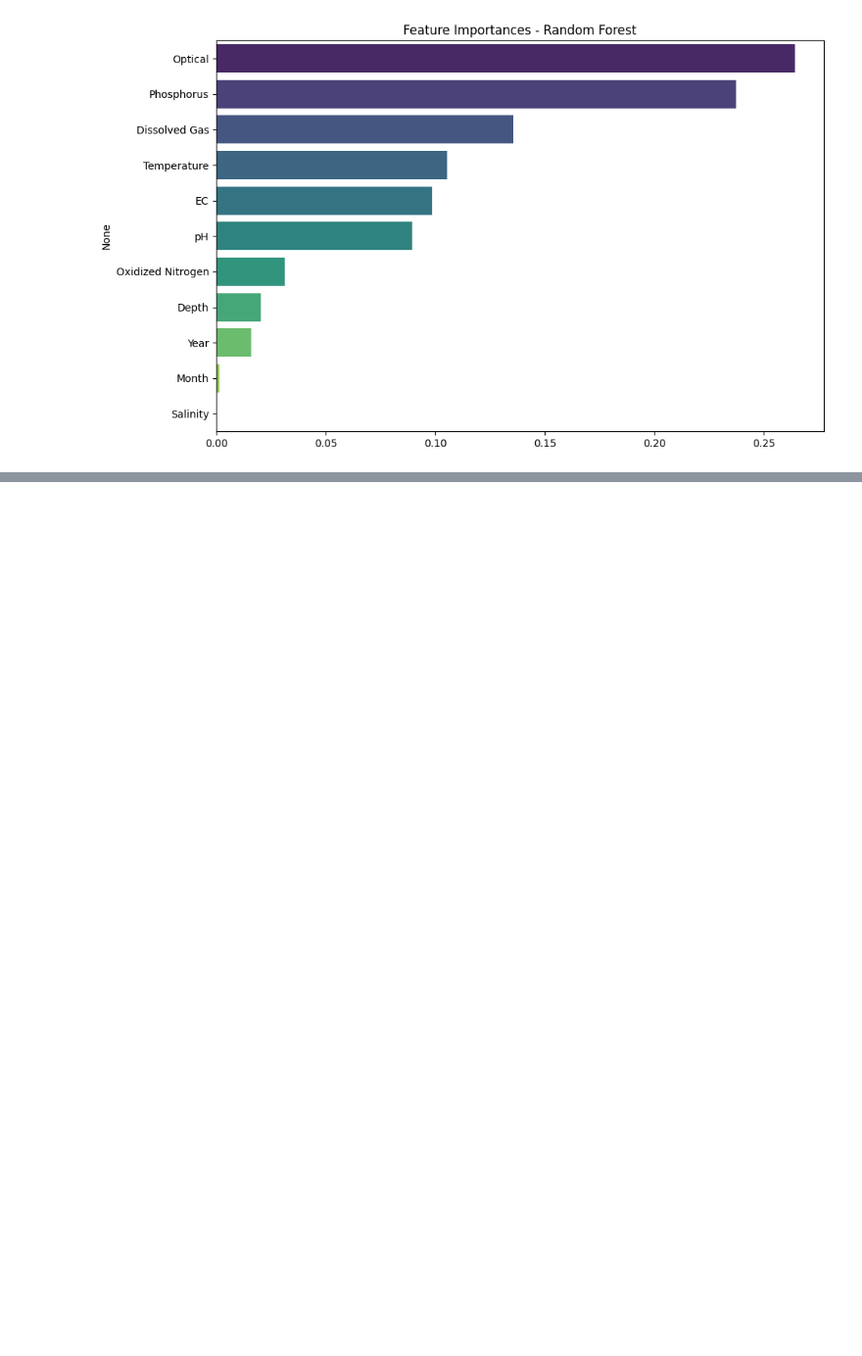
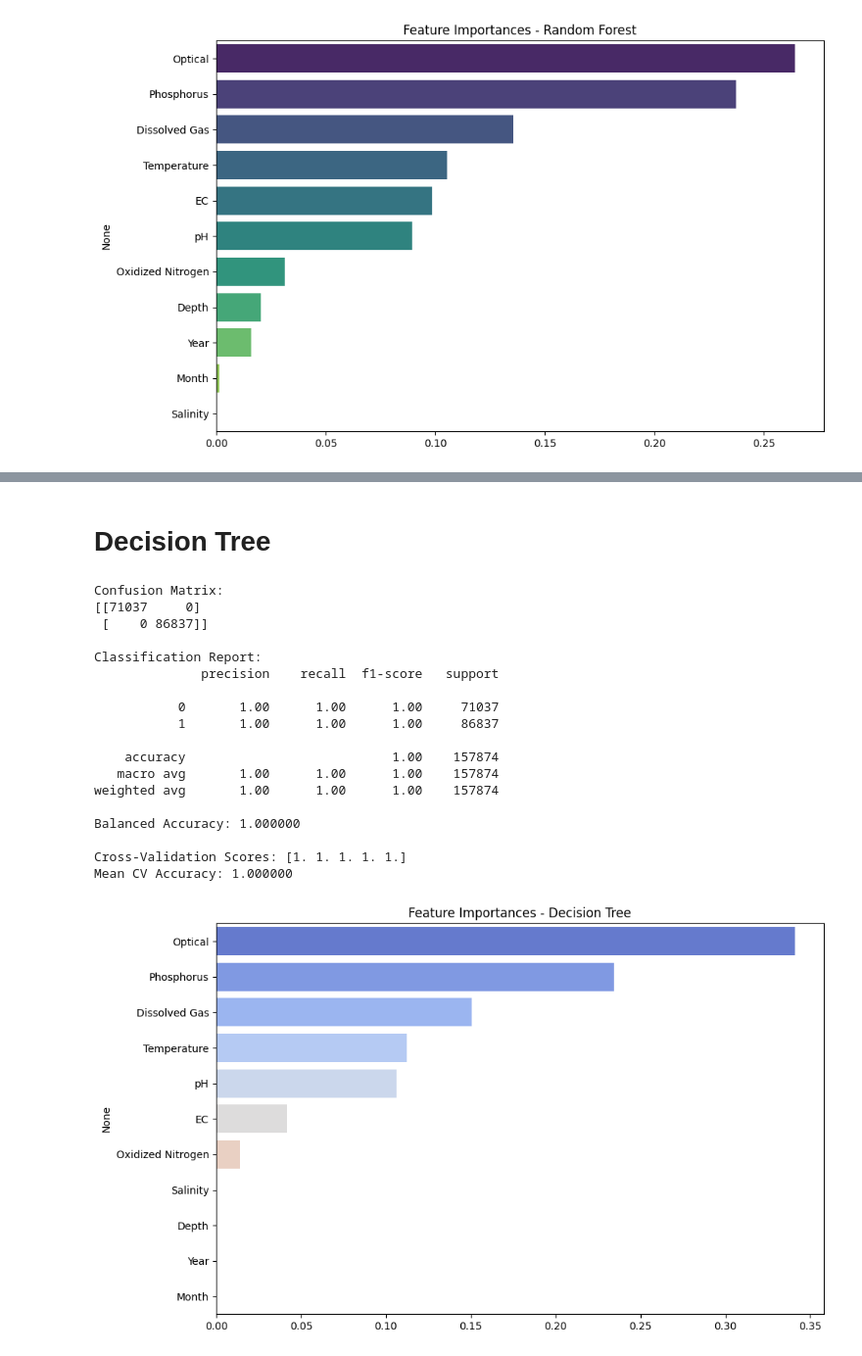
Before and after one commit to abdoulahmr/Water-Polution-Detection, a Jupyter notebook: train.ipynb, the cells around one changed output, grey strips where cells are left out. Shown: that part at 98% size. Cells and saved outputs as stored; diff of their text form; code cells hidden in the pictures; blank space fills up the shorter version.

```diff
--- a/train.ipynb
+++ b/train.ipynb
@@ -162,0 +243,63 @@ Mean CV Accuracy: 0.999992
+# %% [markdown]
+# **Decision Tree**
+# %%
+dt = DecisionTreeClassifier(
+    max_depth=None,
+    min_samples_split=2,
+    random_state=42,
+    class_weight='balanced'
+)
+
+# Train
+dt.fit(X_train, y_train)
+
+# Predict
+y_pred_dt = dt.predict(X_test)
+
+print("Confusion Matrix:")
+print(confusion_matrix(y_test, y_pred_dt))
+
+print("\nClassification Report:")
+print(classification_report(y_test, y_pred_dt))
+
+bal_acc_dt = balanced_accuracy_score(y_test, y_pred_dt)
+print(f"Balanced Accuracy: {bal_acc_dt:.6f}")
+
+cv_scores_dt = cross_val_score(dt, X, y, cv=5)
+print(f"\nCross-Validation Scores: {cv_scores_dt}")
+print(f"Mean CV Accuracy: {cv_scores_dt.mean():.6f}")
+
+importances_dt = pd.Series(dt.feature_importances_, index=X.columns)
+importances_dt = importances_dt.sort_values(ascending=False)
+
+plt.figure(figsize=(10, 6))
+sns.barplot(
+    x=importances_dt.values,
+    y=importances_dt.index,
+    hue=importances_dt.index,
+    palette="coolwarm",
+    legend=False
+)
+plt.title("Feature Importances - Decision Tree")
+plt.tight_layout()
+plt.show()
+# %% [output]
+Confusion Matrix:
+[[71037     0]
+ [    0 86837]]
+
+Classification Report:
+              precision    recall  f1-score   support
+
+           0       1.00      1.00      1.00     71037
+           1       1.00      1.00      1.00     86837
+
+    accuracy                           1.00    157874
+   macro avg       1.00      1.00      1.00    157874
+weighted avg       1.00      1.00      1.00    157874
+
+Balanced Accuracy: 1.000000
+
+Cross-Validation Scores: [1. 1. 1. 1. 1.]
+Mean CV Accuracy: 1.000000
+[figure, added]
```
Also changed, not shown: parts of 11 cells of this notebook.
